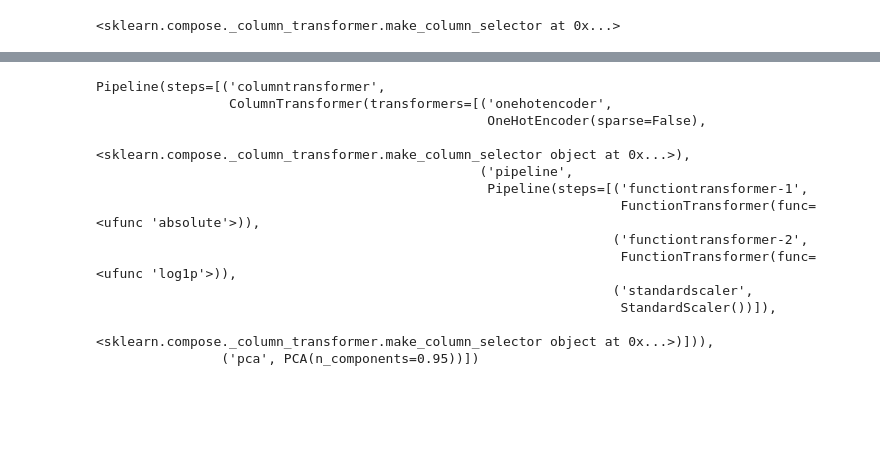
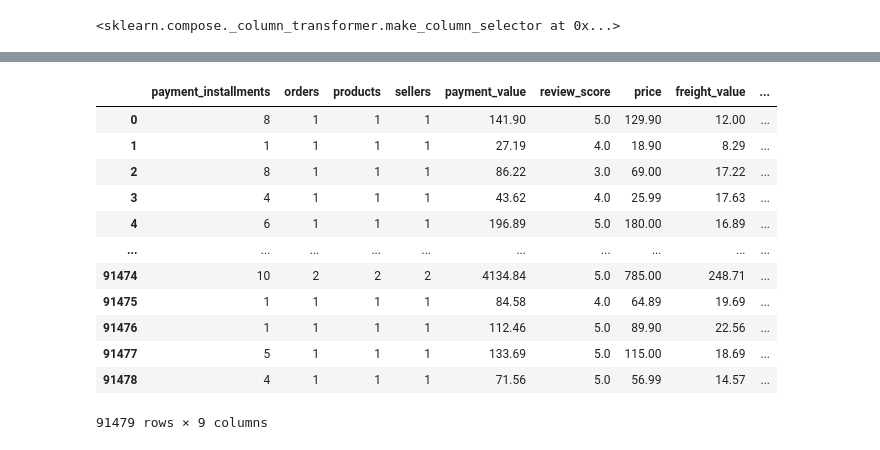
Before and after one commit to ZouhairHoussni/olist, a Jupyter notebook: modelisation.ipynb, the cells around one changed output, grey strips where cells are left out. Saved outputs shown, nothing was run; the diff lists cells and outputs as text; code cells hidden in the pictures; blank space fills up the shorter version.

```diff
--- a/modelisation.ipynb
+++ b/modelisation.ipynb
@@ -358,16 +351,17 @@ plt.show()
-# %%
-pipe_pca
-# %% [output]
-Pipeline(steps=[('columntransformer',
-                 ColumnTransformer(transformers=[('onehotencoder',
-                                                  OneHotEncoder(sparse=False),
-                                                  <sklearn.compose._column_transformer.make_column_selector object at 0x...>),
-                                                 ('pipeline',
-                                                  Pipeline(steps=[('functiontransformer-1',
-                                                                   FunctionTransformer(func=<ufunc 'absolute'>)),
-                                                                  ('functiontransformer-2',
-                                                                   FunctionTransformer(func=<ufunc 'log1p'>)),
-                                                                  ('standardscaler',
-                                                                   StandardScaler())]),
-                                                  <sklearn.compose._column_transformer.make_column_selector object at 0x...>)])),
-                ('pca', PCA(n_components=0.95))])
+# %%
+df_num=df[['payment_installments','orders','products','sellers','payment_value','review_score','price','freight_value','recency']]
+df_num
+# %% [output]
+|  | payment_installments | orders | products | sellers | payment_value | review_score | price | freight_value | ... |
+| 0 | 8 | 1 | 1 | 1 | 141.90 | 5.0 | 129.90 | 12.00 | ... |
+| 1 | 1 | 1 | 1 | 1 | 27.19 | 4.0 | 18.90 | 8.29 | ... |
+| 2 | 8 | 1 | 1 | 1 | 86.22 | 3.0 | 69.00 | 17.22 | ... |
+| 3 | 4 | 1 | 1 | 1 | 43.62 | 4.0 | 25.99 | 17.63 | ... |
+| 4 | 6 | 1 | 1 | 1 | 196.89 | 5.0 | 180.00 | 16.89 | ... |
+| ... | ... | ... | ... | ... | ... | ... | ... | ... | ... |
+| 91474 | 10 | 2 | 2 | 2 | 4134.84 | 5.0 | 785.00 | 248.71 | ... |
+| 91475 | 1 | 1 | 1 | 1 | 84.58 | 4.0 | 64.89 | 19.69 | ... |
+| 91476 | 1 | 1 | 1 | 1 | 112.46 | 5.0 | 89.90 | 22.56 | ... |
+| 91477 | 5 | 1 | 1 | 1 | 133.69 | 5.0 | 115.00 | 18.69 | ... |
+| 91478 | 4 | 1 | 1 | 1 | 71.56 | 5.0 | 56.99 | 14.57 | ... |
+91479 rows × 9 columns
```
Also changed, not shown: parts of 9 cells of this notebook.
